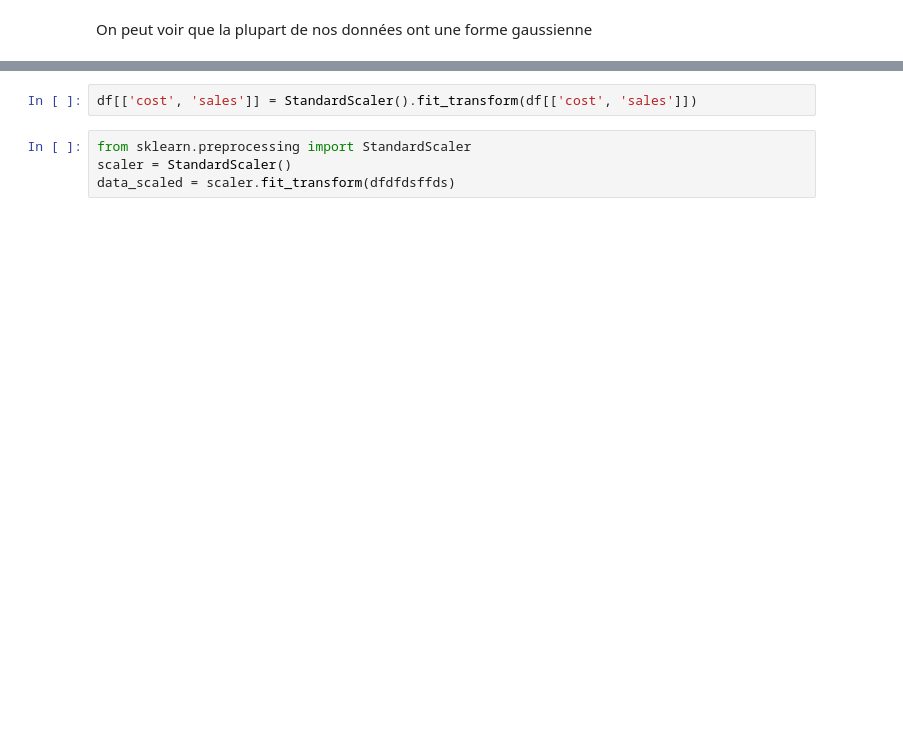
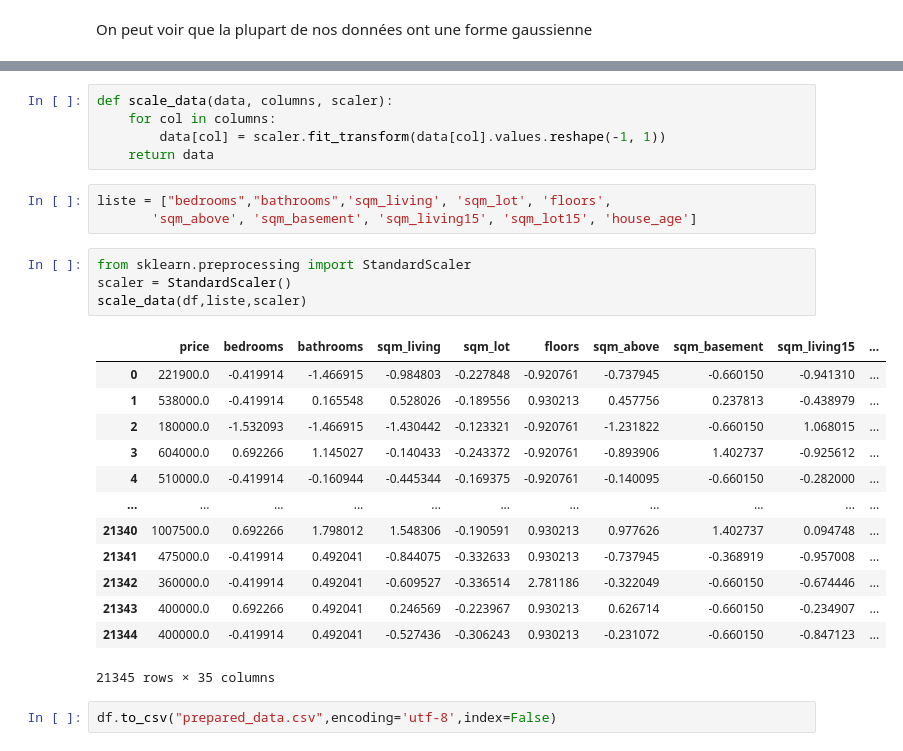
Before and after one commit to JynMoriarty/Analysis, a Jupyter notebook: preparation.ipynb, the cells around one changed output, grey strips where cells are left out. Cells and saved outputs as stored; diff of their text form; blank space fills up the shorter version.

```diff
--- a/preparation.ipynb
+++ b/preparation.ipynb
@@ -66,7 +67,29 @@ Index(['price', 'bedrooms', 'bathrooms', 'sqm_living', 'sqm_lot', 'floors',
       dtype='object')
-# %%
-df[['cost', 'sales']] = StandardScaler().fit_transform(df[['cost', 'sales']])
+# %%
+def scale_data(data, columns, scaler):
+    for col in columns:
+        data[col] = scaler.fit_transform(data[col].values.reshape(-1, 1))
+    return data
+# %%
+liste = ["bedrooms","bathrooms",'sqm_living', 'sqm_lot', 'floors',
+       'sqm_above', 'sqm_basement', 'sqm_living15', 'sqm_lot15', 'house_age']
 # %%
 from sklearn.preprocessing import StandardScaler
 scaler = StandardScaler()
-data_scaled = scaler.fit_transform(dfdfdsffds)
+scale_data(df,liste,scaler)
+# %% [output]
+|  | price | bedrooms | bathrooms | sqm_living | sqm_lot | floors | sqm_above | sqm_basement | sqm_living15 | ... |
+| 0 | 221900.0 | -0.419914 | -1.466915 | -0.984803 | -0.227848 | -0.920761 | -0.737945 | -0.660150 | -0.941310 | ... |
+| 1 | 538000.0 | -0.419914 | 0.165548 | 0.528026 | -0.189556 | 0.930213 | 0.457756 | 0.237813 | -0.438979 | ... |
+| 2 | 180000.0 | -1.532093 | -1.466915 | -1.430442 | -0.123321 | -0.920761 | -1.231822 | -0.660150 | 1.068015 | ... |
+| 3 | 604000.0 | 0.692266 | 1.145027 | -0.140433 | -0.243372 | -0.920761 | -0.893906 | 1.402737 | -0.925612 | ... |
+| 4 | 510000.0 | -0.419914 | -0.160944 | -0.445344 | -0.169375 | -0.920761 | -0.140095 | -0.660150 | -0.282000 | ... |
+| ... | ... | ... | ... | ... | ... | ... | ... | ... | ... | ... |
+| 21340 | 1007500.0 | 0.692266 | 1.798012 | 1.548306 | -0.190591 | 0.930213 | 0.977626 | 1.402737 | 0.094748 | ... |
+| 21341 | 475000.0 | -0.419914 | 0.492041 | -0.844075 | -0.332633 | 0.930213 | -0.737945 | -0.368919 | -0.957008 | ... |
+| 21342 | 360000.0 | -0.419914 | 0.492041 | -0.609527 | -0.336514 | 2.781186 | -0.322049 | -0.660150 | -0.674446 | ... |
+| 21343 | 400000.0 | 0.692266 | 0.492041 | 0.246569 | -0.223967 | 0.930213 | 0.626714 | -0.660150 | -0.234907 | ... |
+| 21344 | 400000.0 | -0.419914 | 0.492041 | -0.527436 | -0.306243 | 0.930213 | -0.231072 | -0.660150 | -0.847123 | ... |
+21345 rows × 35 columns
+# %%
+df.to_csv("prepared_data.csv",encoding='utf-8',index=False)
```
Also changed, not shown: parts of 3 cells of this notebook, 13 other files.
